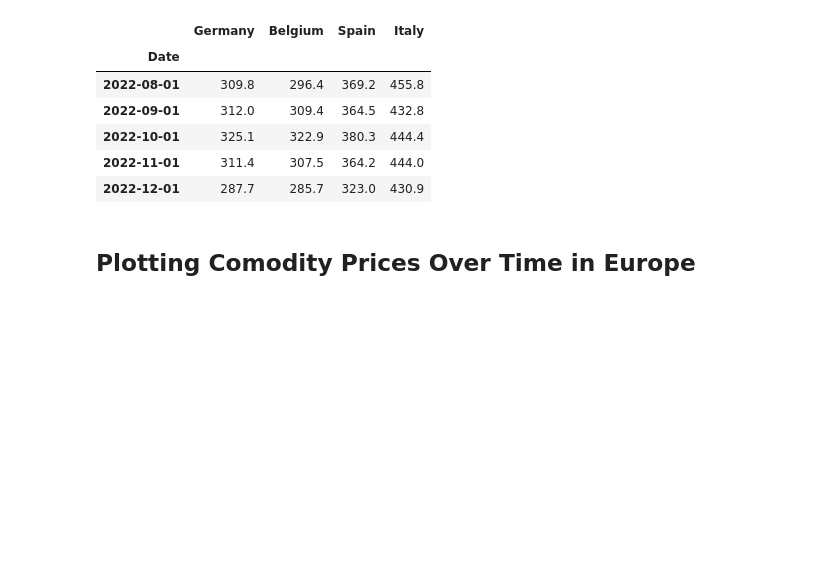
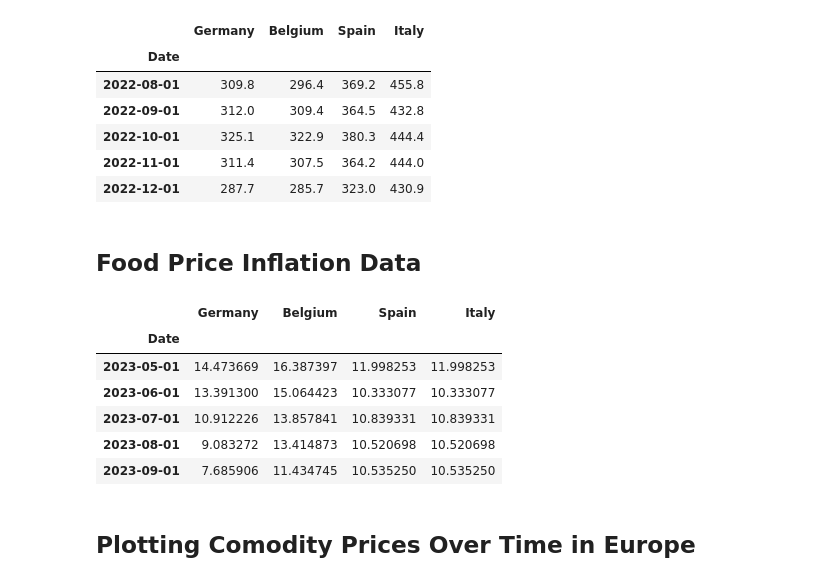
Before and after one commit to devbilalkhan/fao-project, a Jupyter notebook: fao_stat.ipynb, the cells around one changed output. Cells and saved outputs as stored; diff of their text form; code cells hidden in the pictures; blank space fills up the shorter version.

```diff
--- a/fao_stat.ipynb
+++ b/fao_stat.ipynb
@@ -107,25 +117,28 @@ In this study, we aim to predict the prices of wheat in four European nations: G
 # Create DataManager instance
 data_manager = DataManager()
 
+countries = ['Germany', 'Belgium', 'Spain', 'Italy']
+
 # Process and store data for each country
-germany_dp = data_manager.process_data_for_country(prices, 'Germany')
-belgium_dp = data_manager.process_data_for_country(prices, 'Belgium')
-spain_dp = data_manager.process_data_for_country(prices, 'Spain')
-italy_dp = data_manager.process_data_for_country(prices, 'Italy')
+data_processors = {country: data_manager.process_data_for_country(prices, country) for country in countries}
 
 # Retrieve processed data for each country
-germany_wheat_prices= data_manager.get_data_processor('Germany').df
-belgium_wheat_prices = data_manager.get_data_processor('Belgium').df
-spain_wheat_prices = data_manager.get_data_processor('Spain').df
-italy_wheat_prices = data_manager.get_data_processor('Italy').df
+wheat_prices = {country: data_manager.get_data_processor(country).df for country in countries}
+
+# Retrieve processed data for each country
+germany_wheat_prices= wheat_prices['Germany']
+belgium_wheat_prices = wheat_prices['Belgium']
+spain_wheat_prices = wheat_prices['Spain']
+italy_wheat_prices = wheat_prices['Italy']
 
 # Example subset display
 print_heading(f"Subset display WRT {ITEM} Producer prices in LCU/tonne")
 germany_wheat_prices.head()
 
+
 # combine the wheat prices into one dataframe with columsn names as Germany, Belgium, Spain, Italy
 wheat_prices = pd.concat([germany_wheat_prices, belgium_wheat_prices, spain_wheat_prices, italy_wheat_prices], axis=1)
-wheat_prices.columns = ['Germany', 'Belgium', 'Spain', 'Italy']
+wheat_prices.columns = countries
 wheat_prices.tail()
 # %% [output]
 ------------------------------------------------------------
@@ -138,3 +151,5 @@ SUBSET DISPLAY WRT WHEAT PRODUCER PRICES IN LCU/TONNE
 | 2022-10-01 | 325.1 | 322.9 | 380.3 | 444.4 |
 | 2022-11-01 | 311.4 | 307.5 | 364.2 | 444.0 |
 | 2022-12-01 | 287.7 | 285.7 | 323.0 | 430.9 |
+# %% [markdown]
+## Food Price Inflation Data
@@ -141,3 +169,16 @@ SUBSET DISPLAY WRT WHEAT PRODUCER PRICES IN LCU/TONNE
+# %%
+# combine inflations prices into one
+food_inflation = pd.concat([germany_food_inflation, belgium_food_inflation, spain_food_inflation, spain_food_inflation], axis=1)
+food_inflation.columns = countries
+food_inflation.tail()
+# %% [output]
+|  | Germany | Belgium | Spain | Italy |
+| Date |  |  |  |  |
+| 2023-05-01 | 14.473669 | 16.387397 | 11.998253 | 11.998253 |
+| 2023-06-01 | 13.391300 | 15.064423 | 10.333077 | 10.333077 |
+| 2023-07-01 | 10.912226 | 13.857841 | 10.839331 | 10.839331 |
+| 2023-08-01 | 9.083272 | 13.414873 | 10.520698 | 10.520698 |
+| 2023-09-01 | 7.685906 | 11.434745 | 10.535250 | 10.535250 |
 # %% [markdown]
  ## Plotting Comodity Prices Over Time in Europe
 # %%
```
Also changed, not shown: parts of 21 cells of this notebook.
